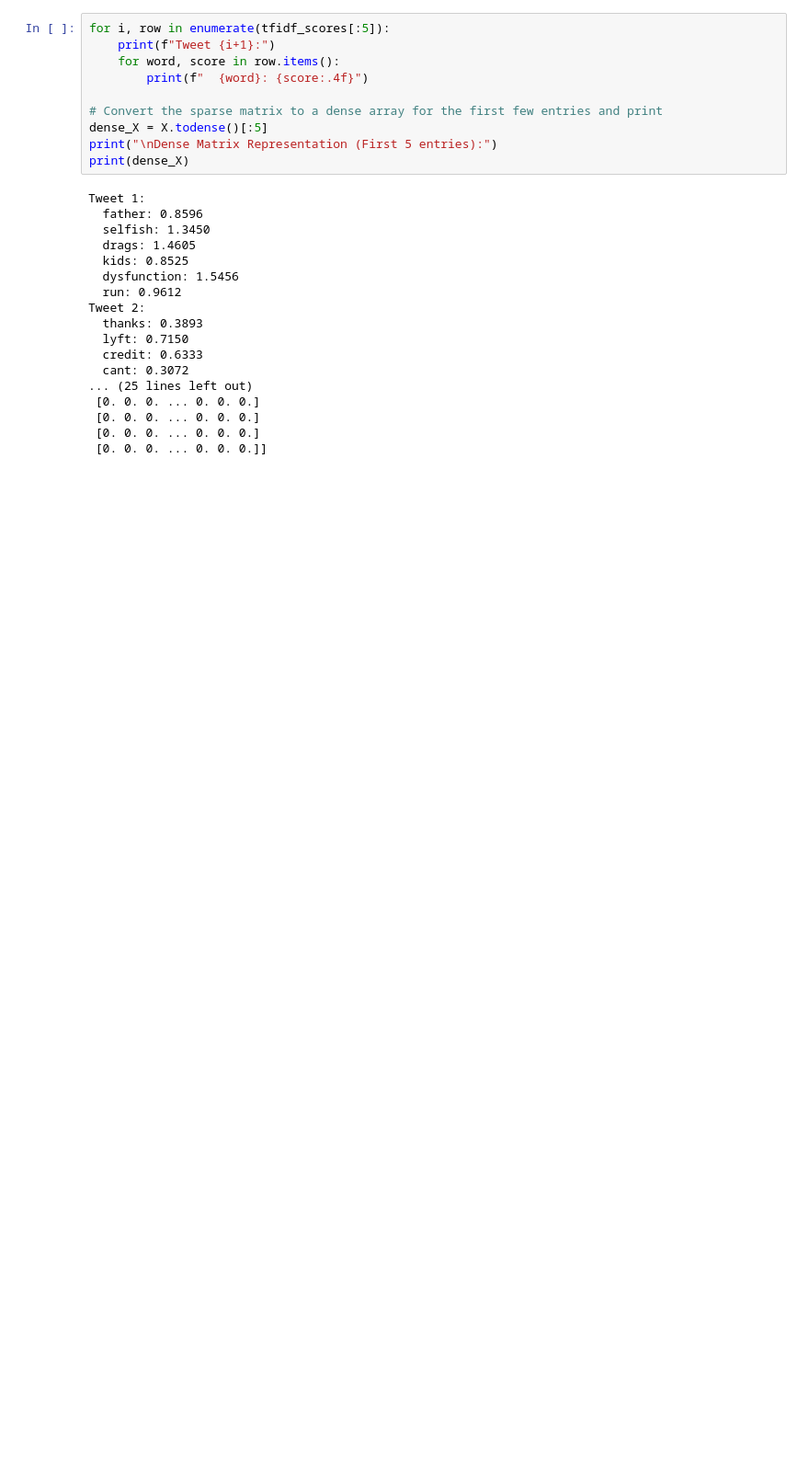
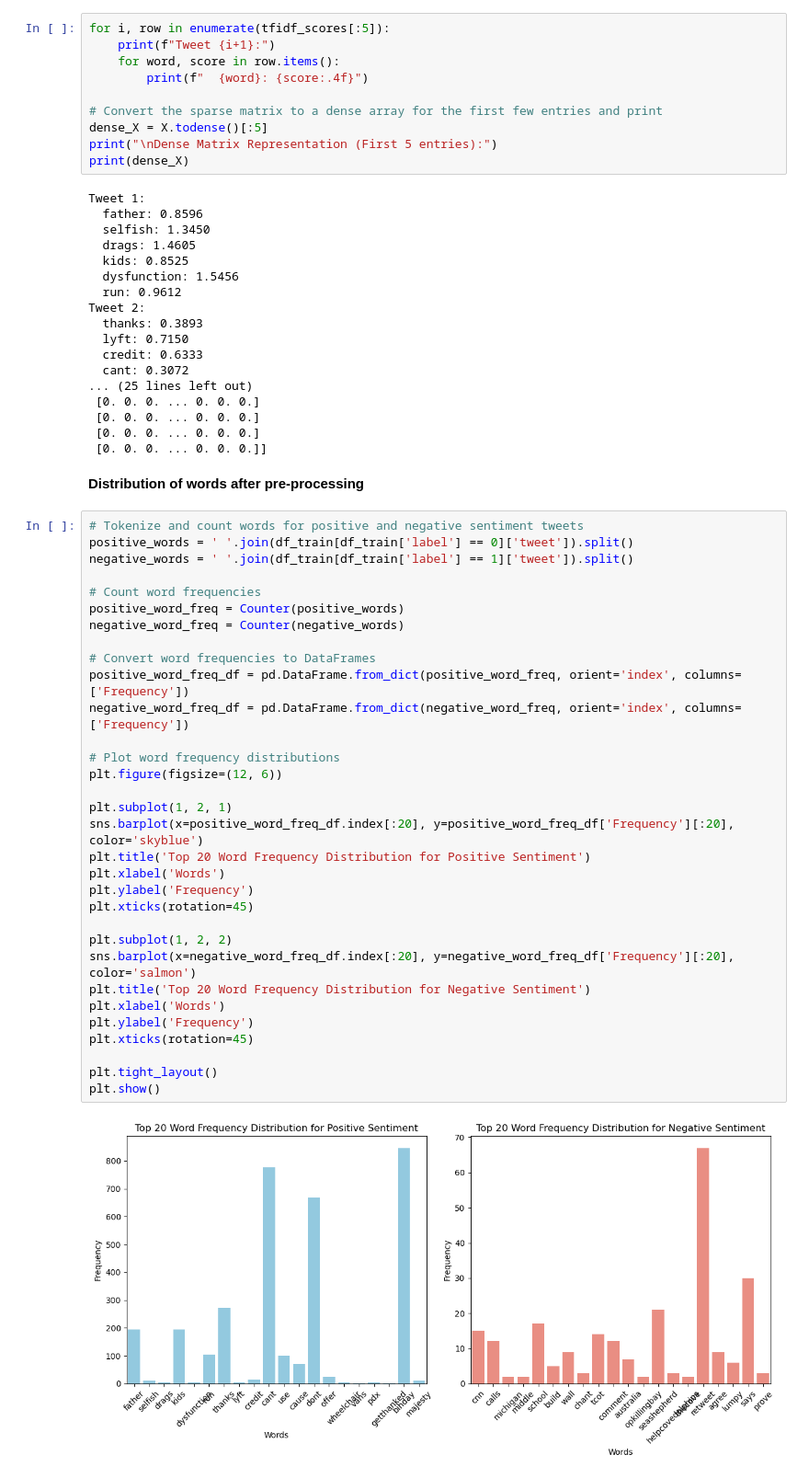
Before and after one commit to tarlan3003/x_sentiment_analysis, a Jupyter notebook: sentiment_analysis.ipynb, the cells around one changed output. Shown at 92% size. Saved outputs shown, nothing was run; the diff lists cells and outputs as text; blank space fills up the shorter version.

```diff
--- a/sentiment_analysis.ipynb
+++ b/sentiment_analysis.ipynb
@@ -420,3 +426,39 @@ Tweet 2:
  [0. 0. 0. ... 0. 0. 0.]
  [0. 0. 0. ... 0. 0. 0.]
  [0. 0. 0. ... 0. 0. 0.]]
+# %% [markdown]
+**Distribution of words after pre-processing**
+# %%
+# Tokenize and count words for positive and negative sentiment tweets
+positive_words = ' '.join(df_train[df_train['label'] == 0]['tweet']).split()
+negative_words = ' '.join(df_train[df_train['label'] == 1]['tweet']).split()
+
+# Count word frequencies
+positive_word_freq = Counter(positive_words)
+negative_word_freq = Counter(negative_words)
+
+# Convert word frequencies to DataFrames
+positive_word_freq_df = pd.DataFrame.from_dict(positive_word_freq, orient='index', columns=['Frequency'])
+negative_word_freq_df = pd.DataFrame.from_dict(negative_word_freq, orient='index', columns=['Frequency'])
+
+# Plot word frequency distributions
+plt.figure(figsize=(12, 6))
+
+plt.subplot(1, 2, 1)
+sns.barplot(x=positive_word_freq_df.index[:20], y=positive_word_freq_df['Frequency'][:20], color='skyblue')
+plt.title('Top 20 Word Frequency Distribution for Positive Sentiment')
+plt.xlabel('Words')
+plt.ylabel('Frequency')
+plt.xticks(rotation=45)
+
+plt.subplot(1, 2, 2)
+sns.barplot(x=negative_word_freq_df.index[:20], y=negative_word_freq_df['Frequency'][:20], color='salmon')
+plt.title('Top 20 Word Frequency Distribution for Negative Sentiment')
+plt.xlabel('Words')
+plt.ylabel('Frequency')
+plt.xticks(rotation=45)
+
+plt.tight_layout()
+plt.show()
+# %% [output]
+[figure, added]
```
Also changed, not shown: parts of 9 cells of this notebook.
